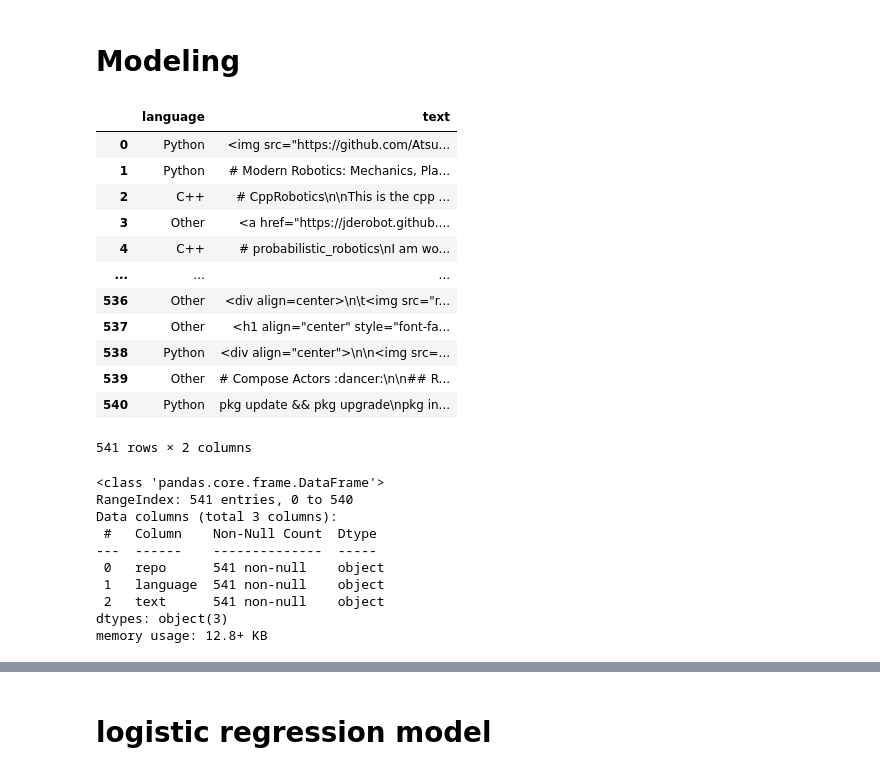
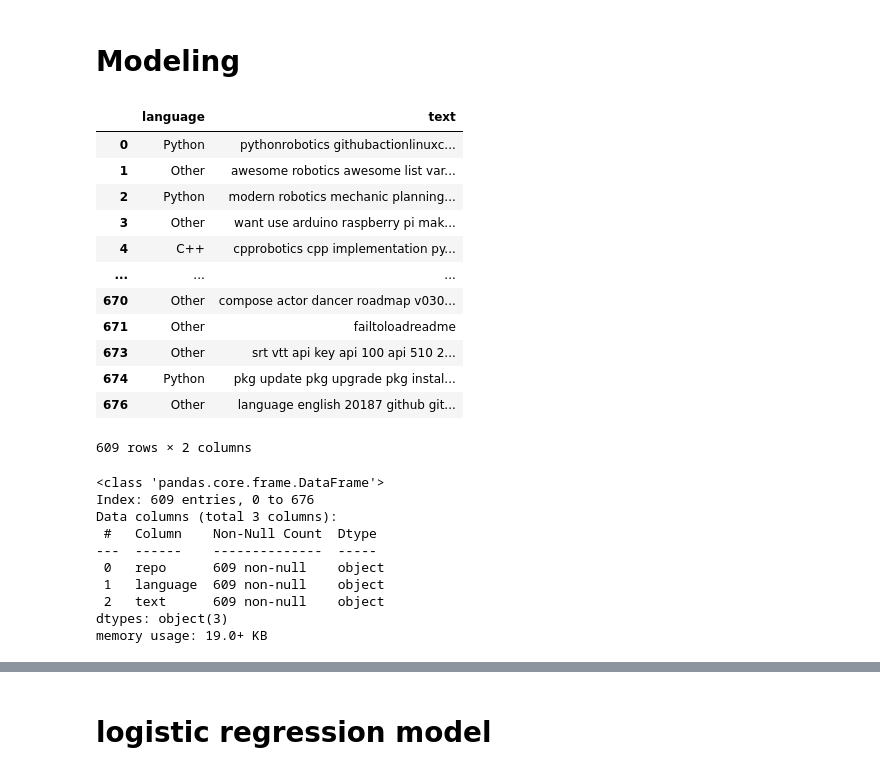
Before and after one commit to Marc-Aradillas/github_nlp_project, a Jupyter notebook: model.ipynb, the cells around one changed output, grey strips where cells are left out. Saved outputs shown, nothing was run; the diff lists cells and outputs as text; code cells hidden in the pictures.

```diff
--- a/model.ipynb
+++ b/model.ipynb
@@ -19,35 +20,36 @@ from prepare import clean, lemmatize
 # %%
 # reading in file to generate dataframe
 # %%
-repos_df = pd.read_csv('github_repos.csv')
+repos_df = pd.read_csv('processed_repos.csv', index_col=0)
 repos_df.drop(columns=('repo'))
 # %% [output]
 |  | language | text |
-| 0 | Python | <img src="https://github.com/Atsu... |
-| 1 | Python | # Modern Robotics: Mechanics, Pla... |
-| 2 | C++ | # CppRobotics\n\nThis is the cpp ... |
-| 3 | Other | <a href="https://jderobot.github.... |
-| 4 | C++ | # probabilistic_robotics\nI am wo... |
+| 0 | Python | pythonrobotics githubactionlinuxc... |
+| 1 | Other | awesome robotics awesome list var... |
+| 2 | Python | modern robotics mechanic planning... |
+| 3 | Other | want use arduino raspberry pi mak... |
+| 4 | C++ | cpprobotics cpp implementation py... |
 | ... | ... | ... |
-| 536 | Other | <div align=center>\n\t<img src="r... |
-| 537 | Other | <h1 align="center" style="font-fa... |
-| 538 | Python | <div align="center">\n\n<img src=... |
-| 539 | Other | # Compose Actors :dancer:\n\n## R... |
-| 540 | Python | pkg update && pkg upgrade\npkg in... |
+| 670 | Other | compose actor dancer roadmap v030... |
+| 671 | Other | failtoloadreadme |
+| 673 | Other | srt vtt api key api 100 api 510 2... |
+| 674 | Python | pkg update pkg upgrade pkg instal... |
+| 676 | Other | language english 20187 github git... |
-541 rows × 2 columns
+609 rows × 2 columns
 # %%
+repos_df = pd.DataFrame(repos_df)
 repos_df.info()
 # %% [output]
 <class 'pandas.core.frame.DataFrame'>
-RangeIndex: 541 entries, 0 to 540
+Index: 609 entries, 0 to 676
 Data columns (total 3 columns):
  #   Column    Non-Null Count  Dtype
 ---  ------    --------------  -----
- 0   repo      541 non-null    object
- 1   language  541 non-null    object
- 2   text      541 non-null    object
+ 0   repo      609 non-null    object
+ 1   language  609 non-null    object
+ 2   text      609 non-null    object
 dtypes: object(3)
-memory usage: 12.8+ KB
+memory usage: 19.0+ KB
 # %%
 repos_df['clean_text'] = repos_df.text.apply(clean)
 repos_df.head()
```
Also changed, not shown: parts of 26 cells of this notebook.
